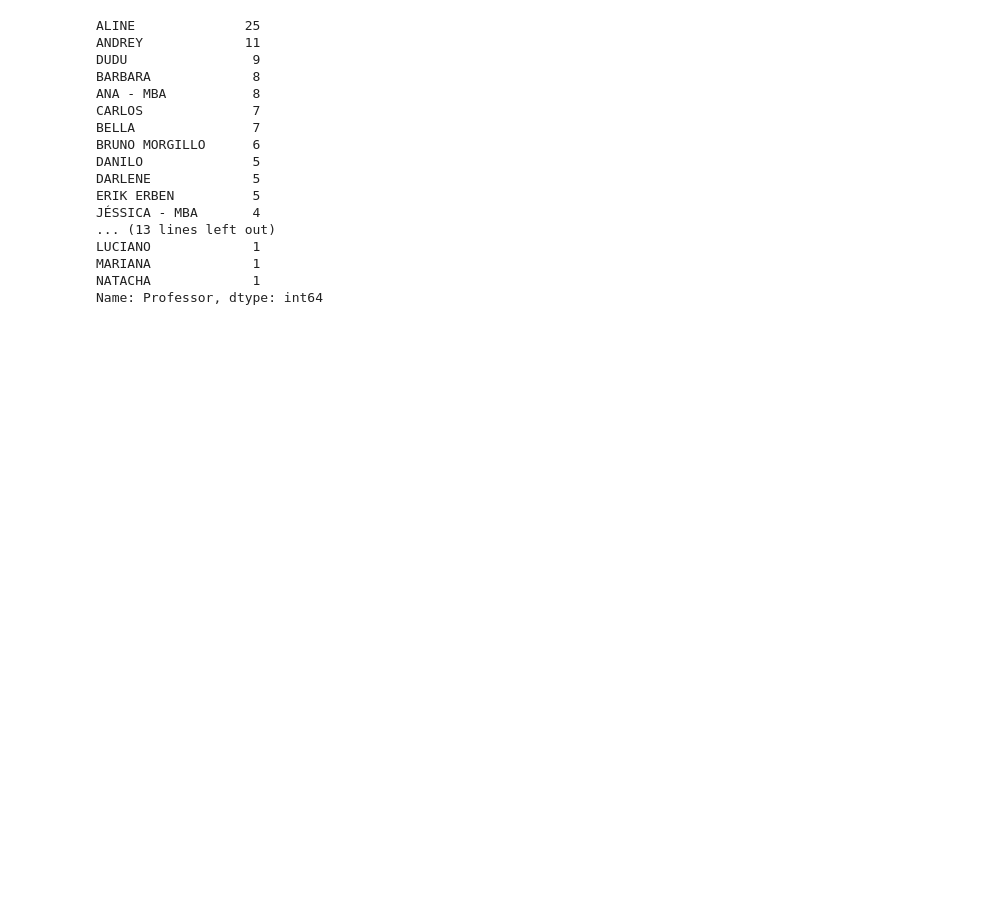
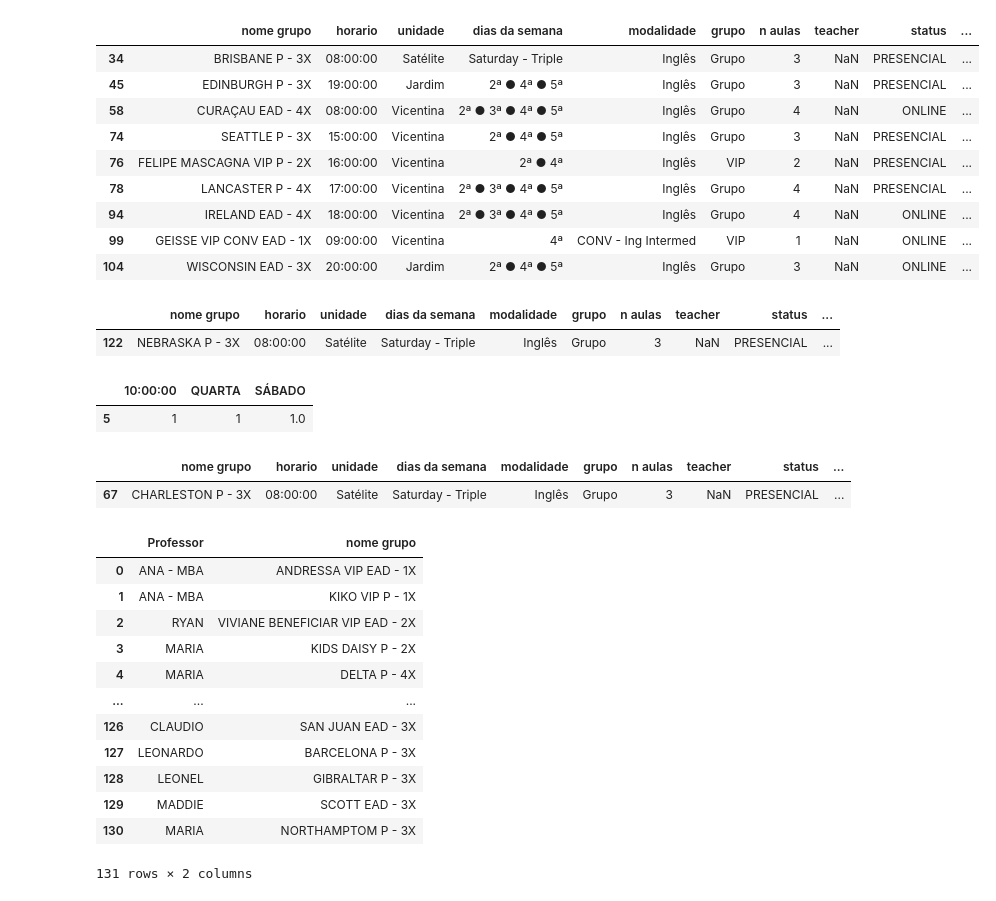
Before and after one commit to AllanTailon/TeacherScheduler, a Jupyter notebook: alocacao/notebook_test.ipynb, the cells around one changed output. Cells and saved outputs as stored; diff of their text form; code cells hidden in the pictures; blank space fills up the shorter version.

```diff
--- a/alocacao/notebook_test.ipynb
+++ b/alocacao/notebook_test.ipynb
@@ -107,0 +71,30 @@ Professor TELMA não pode dar aula no horário 08:00:00 para a turma NEBRASKA P
+# %%
+final = pd.merge(aulas_raw, base_alocada, on='nome grupo', how='left')
+# %%
+final[final['Professor']=='BRUNO MORGILLO']
+# %% [output]
+|  | nome grupo | horario | unidade | dias da semana | modalidade | grupo | n aulas | teacher | status | ... |
+| 34 | BRISBANE P - 3X | 08:00:00 | Satélite | Saturday - Triple | Inglês | Grupo | 3 | NaN | PRESENCIAL | ... |
+| 45 | EDINBURGH P - 3X | 19:00:00 | Jardim | 2ª ● 4ª ● 5ª | Inglês | Grupo | 3 | NaN | PRESENCIAL | ... |
+| 58 | CURAÇAU EAD - 4X | 08:00:00 | Vicentina | 2ª ● 3ª ● 4ª ● 5ª | Inglês | Grupo | 4 | NaN | ONLINE | ... |
+| 74 | SEATTLE P - 3X | 15:00:00 | Vicentina | 2ª ● 4ª ● 5ª | Inglês | Grupo | 3 | NaN | PRESENCIAL | ... |
+| 76 | FELIPE MASCAGNA VIP P - 2X | 16:00:00 | Vicentina | 2ª ● 4ª | Inglês | VIP | 2 | NaN | PRESENCIAL | ... |
+| 78 | LANCASTER P - 4X | 17:00:00 | Vicentina | 2ª ● 3ª ● 4ª ● 5ª | Inglês | Grupo | 4 | NaN | PRESENCIAL | ... |
+| 94 | IRELAND EAD - 4X | 18:00:00 | Vicentina | 2ª ● 3ª ● 4ª ● 5ª | Inglês | Grupo | 4 | NaN | ONLINE | ... |
+| 99 | GEISSE VIP CONV EAD - 1X | 09:00:00 | Vicentina | 4ª | CONV - Ing Intermed | VIP | 1 | NaN | ONLINE | ... |
+| 104 | WISCONSIN EAD - 3X | 20:00:00 | Jardim | 2ª ● 4ª ● 5ª | Inglês | Grupo | 3 | NaN | ONLINE | ... |
+# %%
+final[final['Professor'].isnull()]
+# %% [output]
+|  | nome grupo | horario | unidade | dias da semana | modalidade | grupo | n aulas | teacher | status | ... |
+| 122 | NEBRASKA P - 3X | 08:00:00 | Satélite | Saturday - Triple | Inglês | Grupo | 3 | NaN | PRESENCIAL | ... |
+# %%
+professores_raw[professores_raw['TEACHER']=='BRUNO MORGILLO'][['10:00:00','QUARTA','SÁBADO']]
+# %% [output]
+|  | 10:00:00 | QUARTA | SÁBADO |
+| 5 | 1 | 1 | 1.0 |
+# %%
+aulas_raw[aulas_raw['nome grupo']=='CHARLESTON P - 3X']
+# %% [output]
+|  | nome grupo | horario | unidade | dias da semana | modalidade | grupo | n aulas | teacher | status | ... |
+| 67 | CHARLESTON P - 3X | 08:00:00 | Satélite | Saturday - Triple | Inglês | Grupo | 3 | NaN | PRESENCIAL | ... |
@@ -108,20 +118,16 @@ Professor TELMA não pode dar aula no horário 08:00:00 para a turma NEBRASKA P
 # %%
-base_alocada['Professor'].value_counts()
+base_alocada
 # %% [output]
+|  | Professor | nome grupo |
+| 0 | ANA - MBA | ANDRESSA VIP EAD - 1X |
+| 1 | ANA - MBA | KIKO VIP P - 1X |
+| 2 | RYAN | VIVIANE BENEFICIAR VIP EAD - 2X |
+| 3 | MARIA | KIDS DAISY P - 2X |
+| 4 | MARIA | DELTA P - 4X |
+| ... | ... | ... |
+| 126 | CLAUDIO | SAN JUAN EAD - 3X |
+| 127 | LEONARDO | BARCELONA P - 3X |
+| 128 | LEONEL | GIBRALTAR P - 3X |
+| 129 | MADDIE | SCOTT EAD - 3X |
+| 130 | MARIA | NORTHAMPTOM P - 3X |
-ALINE              25
-ANDREY             11
-DUDU                9
-BARBARA             8
-ANA - MBA           8
-CARLOS              7
-BELLA               7
-BRUNO MORGILLO      6
-DANILO              5
-DARLENE             5
-ERIK ERBEN          5
-JÉSSICA - MBA       4
-... (13 lines left out)
-LUCIANO             1
-MARIANA             1
-NATACHA             1
-Name: Professor, dtype: int64
+131 rows × 2 columns
```
Also changed, not shown: parts of 6 cells of this notebook, 1 other file.
